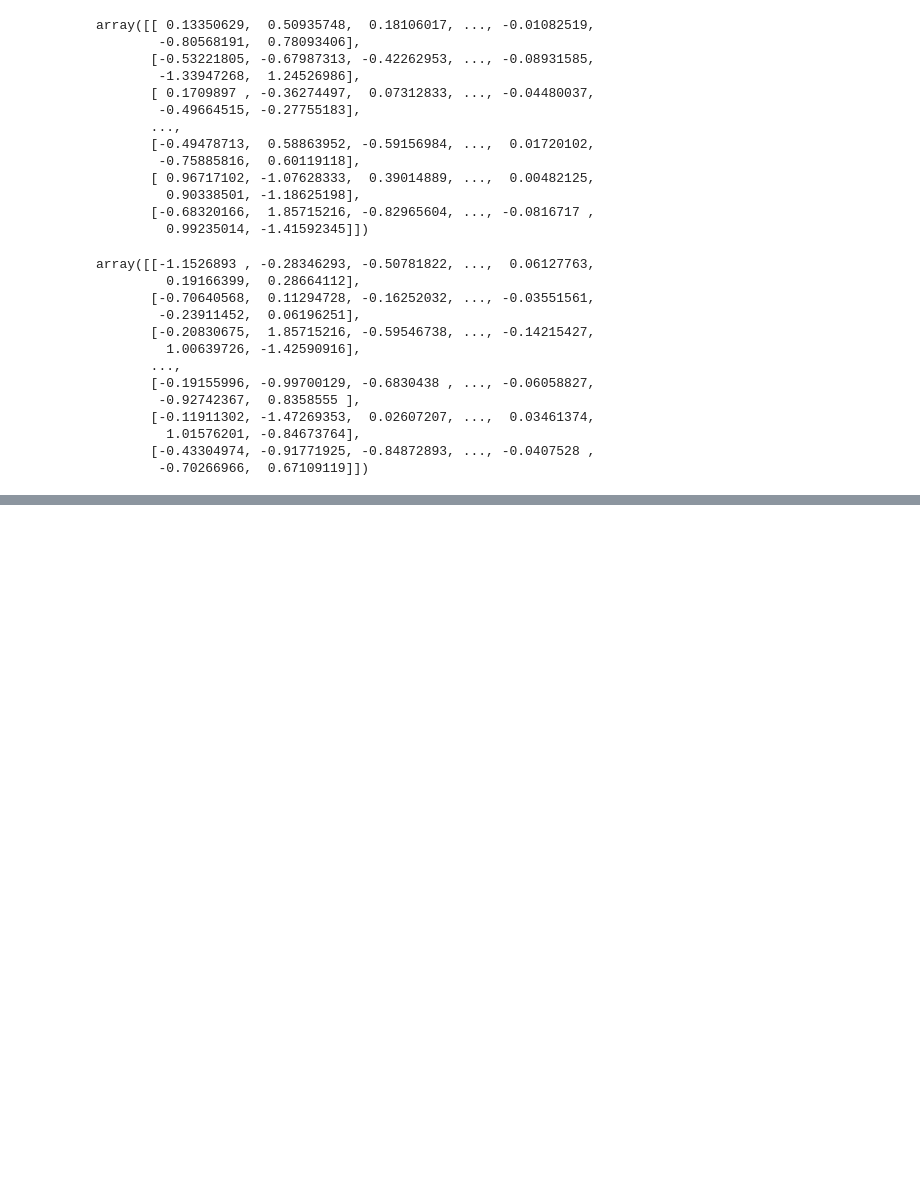
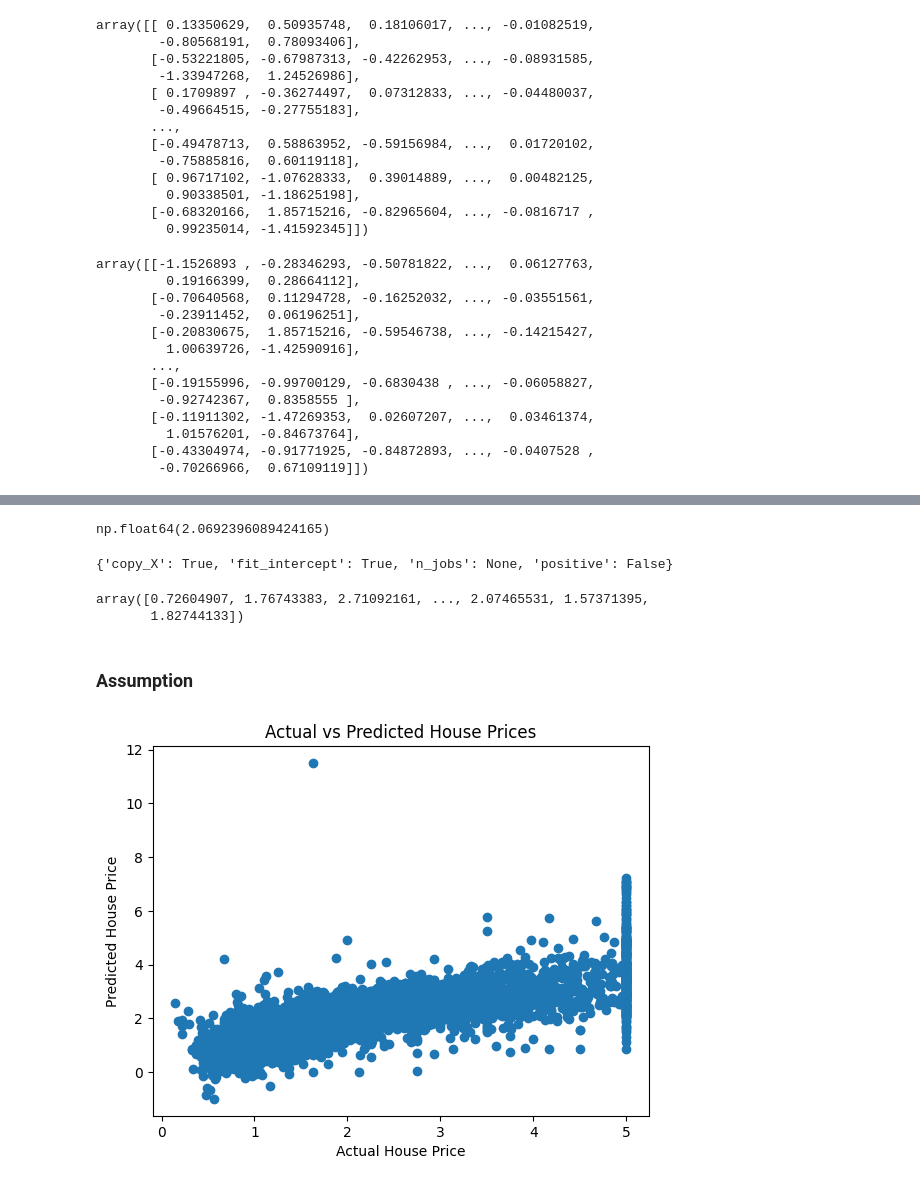
Before and after one commit to samwanyua/House-Pricing-Model-Machine-Learning-Project, a Jupyter notebook: Linear_regression.ipynb, the cells around one changed output, grey strips where cells are left out. Drawn from its saved outputs; the diff is of its cells as text; code cells hidden in the pictures; blank space fills up the shorter version.

Commit message:
Model training

```diff
--- a/Linear_regression.ipynb
+++ b/Linear_regression.ipynb
@@ -343,0 +348,4 @@ array([[-1.1526893 , -0.28346293, -0.50781822, ...,  0.06127763,
+# %%
+regression = LinearRegression()
+# %%
+regression.fit(X_train, y_train)
@@ -343,0 +359,28 @@ array([[-1.1526893 , -0.28346293, -0.50781822, ...,  0.06127763,
+# %%
+regression.intercept_
+# %% [output]
+np.float64(2.0692396089424165)
+# %%
+#params on which the model has been trained
+regression.get_params()
+# %% [output]
+{'copy_X': True, 'fit_intercept': True, 'n_jobs': None, 'positive': False}
+# %%
+# prediction with test data
+reg_predict = regression.predict(X_test)
+# %%
+reg_predict
+# %% [output]
+array([0.72604907, 1.76743383, 2.71092161, ..., 2.07465531, 1.57371395,
+       1.82744133])
+# %% [markdown]
+### Assumption
+# %%
+# plot a scatter plot for the prediction
+plt.scatter(y_test, reg_predict)
+plt.title("Actual vs Predicted House Prices")
+plt.xlabel("Actual House Price")
+plt.ylabel("Predicted House Price")
+plt.show()
+# %% [output]
+[figure, added]
```
Also changed, not shown: parts of 4 cells of this notebook.
